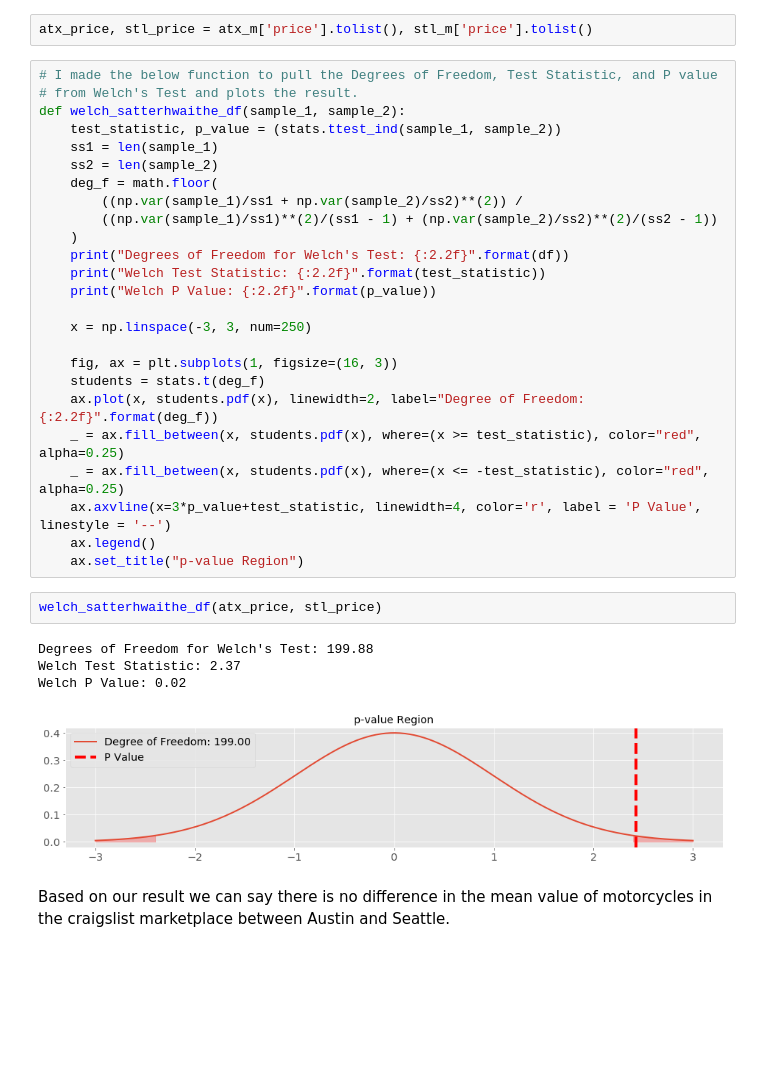
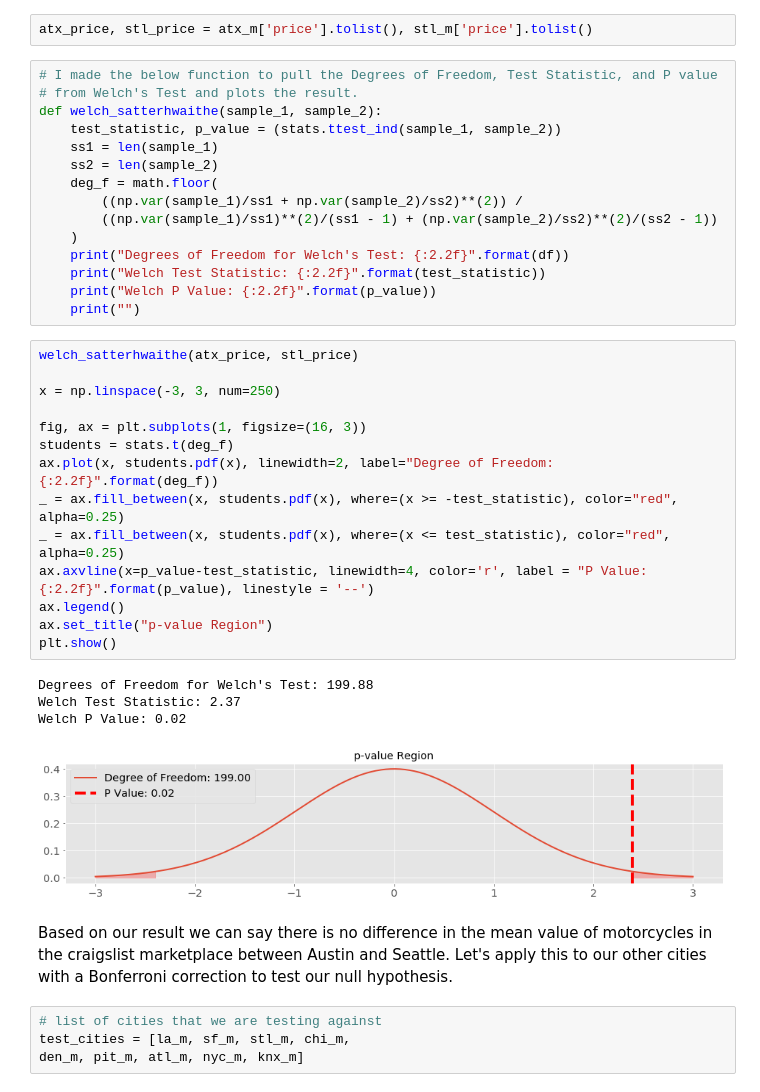
Before and after one commit to GrilledJeez/Testing-for-Difference-in-Craigslist-Markets, a Jupyter notebook: craigslist_scraper.ipynb, the cells around one changed output. Saved outputs shown, nothing was run; the diff lists cells and outputs as text; blank space fills up the shorter version.

Commit message:
4.3 Test cities stats collected

```diff
--- a/craigslist_scraper.ipynb
+++ b/craigslist_scraper.ipynb
@@ -1391,7 +1391,7 @@ atx_price, stl_price = atx_m['price'].tolist(), stl_m['price'].tolist()
 # %%
 # I made the below function to pull the Degrees of Freedom, Test Statistic, and P value
 # from Welch's Test and plots the result.
-def welch_satterhwaithe_df(sample_1, sample_2):
+def welch_satterhwaithe(sample_1, sample_2):
     test_statistic, p_value = (stats.ttest_ind(sample_1, sample_2))
     ss1 = len(sample_1)
     ss2 = len(sample_2)
@@ -1402,23 +1402,29 @@ def welch_satterhwaithe_df(sample_1, sample_2):
     print("Degrees of Freedom for Welch's Test: {:2.2f}".format(df))
     print("Welch Test Statistic: {:2.2f}".format(test_statistic))
     print("Welch P Value: {:2.2f}".format(p_value))
-
-    x = np.linspace(-3, 3, num=250)
-
-    fig, ax = plt.subplots(1, figsize=(16, 3))
-    students = stats.t(deg_f)
-    ax.plot(x, students.pdf(x), linewidth=2, label="Degree of Freedom: {:2.2f}".format(deg_f))
-    _ = ax.fill_between(x, students.pdf(x), where=(x >= test_statistic), color="red", alpha=0.25)
-    _ = ax.fill_between(x, students.pdf(x), where=(x <= -test_statistic), color="red", alpha=0.25)
-    ax.axvline(x=3*p_value+test_statistic, linewidth=4, color='r', label = 'P Value', linestyle = '--')
-    ax.legend()
-    ax.set_title("p-value Region")
+    print("")
-# %%
-welch_satterhwaithe_df(atx_price, stl_price)
-# %% [output]
-Degrees of Freedom for Welch's Test: 199.88
-Welch Test Statistic: 2.37
-Welch P Value: 0.02
-[figure, removed]
+# %%
+welch_satterhwaithe(atx_price, stl_price)
+
+x = np.linspace(-3, 3, num=250)
+
+fig, ax = plt.subplots(1, figsize=(16, 3))
+students = stats.t(deg_f)
+ax.plot(x, students.pdf(x), linewidth=2, label="Degree of Freedom: {:2.2f}".format(deg_f))
+_ = ax.fill_between(x, students.pdf(x), where=(x >= -test_statistic), color="red", alpha=0.25)
+_ = ax.fill_between(x, students.pdf(x), where=(x <= test_statistic), color="red", alpha=0.25)
+ax.axvline(x=p_value-test_statistic, linewidth=4, color='r', label = "P Value: {:2.2f}".format(p_value), linestyle = '--')
+ax.legend()
+ax.set_title("p-value Region")
+plt.show()
+# %% [output]
+Degrees of Freedom for Welch's Test: 199.88
+Welch Test Statistic: 2.37
+Welch P Value: 0.02
+[figure, added]
 # %% [markdown]
-Based on our result we can say there is no difference in the mean value of motorcycles in the craigslist marketplace between Austin and Seattle.
+Based on our result we can say there is no difference in the mean value of motorcycles in the craigslist marketplace between Austin and Seattle. Let's apply this to our other cities with a Bonferroni correction to test our null hypothesis.
+# %%
+# list of cities that we are testing against
+test_cities = [la_m, sf_m, stl_m, chi_m,
+den_m, pit_m, atl_m, nyc_m, knx_m]
```
Also changed, not shown: parts of 2 cells of this notebook.
